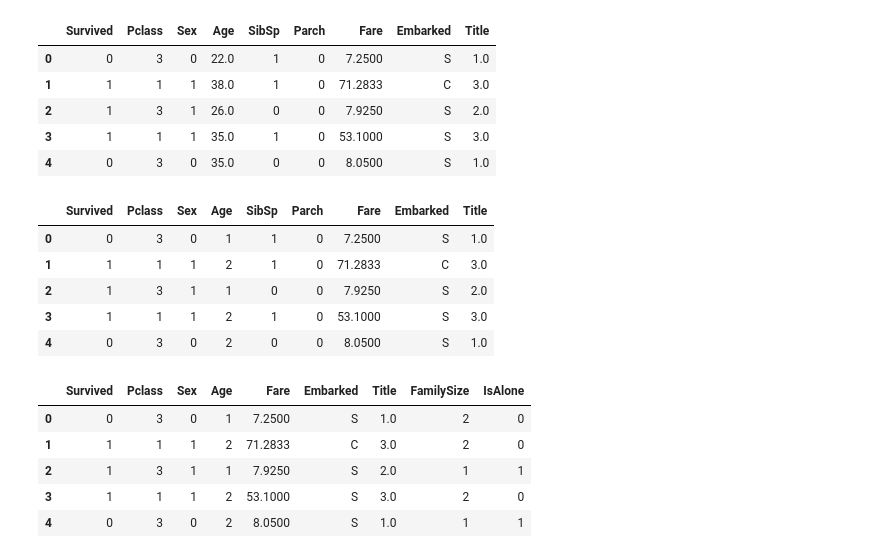
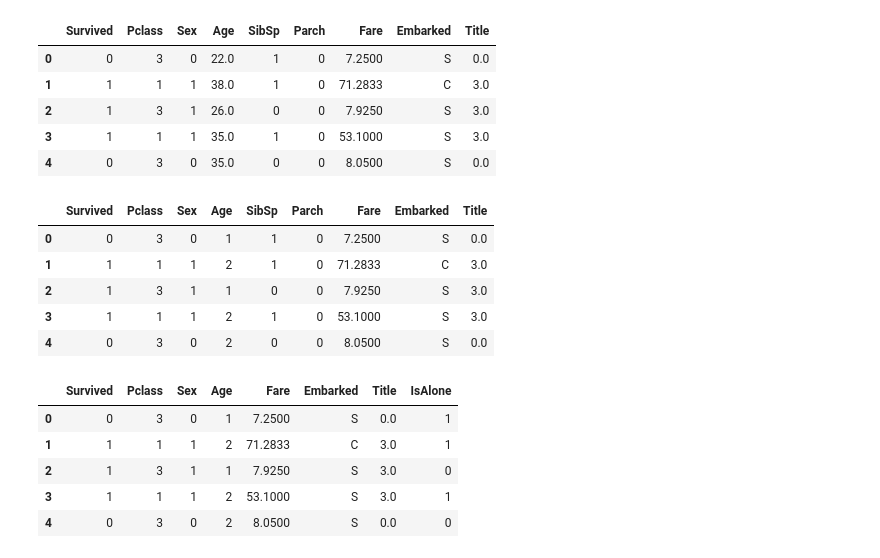
Before and after one commit to taotaodai/MachineLearning, a Jupyter notebook: KaggleTest/Titanic/Titanic.ipynb, the cells around one changed output. Cells and saved outputs as stored; diff of their text form; code cells hidden in the pictures.

```diff
--- a/KaggleTest/Titanic/Titanic.ipynb
+++ b/KaggleTest/Titanic/Titanic.ipynb
@@ -107,7 +121,7 @@ for dataset in combine:
 # 每个称谓的分布情况
 pd.crosstab(train_df['Title'], train_df['Sex'])
 
-# 把称谓进行分类。根据称谓的社会地位，把稀有的称谓，且无法区分性别的再分成两种Upper（上流人士）Other（其他人士）
+# 把称谓进行分类。根据称谓的社会地位，把稀有的称谓，且无法区分性别的再分成两种Upper（上流人士）
 for dataset in combine:
 # 1.Don 基督教男子教名。1名->Mr；
 # 2.Dona 女士。->Miss
@@ -123,28 +137,31 @@ for dataset in combine:
 #     dataset['Title'] = dataset['Title'].replace(['Lady', 'Countess','Capt', 'Col',\
 #  	'Don', 'Dr', 'Major', 'Rev', 'Sir', 'Jonkheer', 'Dona'], 'Rare')
 
-    dataset['Title'] = dataset['Title'].replace('Don','Miss')
+    dataset['Title'] = dataset['Title'].replace('Don','Mr')
+
     dataset['Title'] = dataset['Title'].replace('Mlle', 'Miss')
     dataset['Title'] = dataset['Title'].replace('Ms', 'Miss')
     dataset['Title'] = dataset['Title'].replace('Dona','Miss')
     dataset['Title'] = dataset['Title'].replace('Mme', 'Mrs')
+
+    dataset['Title'] = dataset['Title'].replace('Dr','Master')
+    dataset['Title'] = dataset['Title'].replace('Rev','Master')
+    dataset['Title'] = dataset['Title'].replace('Jonkheer','Master')
+
     dataset['Title'] = dataset['Title'].replace('Lady','Upper')
     dataset['Title'] = dataset['Title'].replace('Sir','Upper')
     dataset['Title'] = dataset['Title'].replace('Countess','Upper')
     dataset['Title'] = dataset['Title'].replace('Capt','Upper')
     dataset['Title'] = dataset['Title'].replace('Col','Upper')
-    dataset['Title'] = dataset['Title'].replace('Dr','Other')
-    dataset['Title'] = dataset['Title'].replace('Rev','Other')
-    dataset['Title'] = dataset['Title'].replace('Jonkheer','Other')
 
 
 train_df[['Title', 'Survived']].groupby(['Title'], as_index=False).mean()
 
 # 根据Name 把 Title分成5类
-title_mapping = {"Mr": 1, "Miss": 2, "Mrs": 3, "Master": 4, "Upper": 5,"Other":6}
+title_mapping = {"Mr": 0,"Master": 1, "Upper": 2, "Miss": 3, "Mrs": 3,"Lady":3}
 for dataset in combine:
     dataset['Title'] = dataset['Title'].map(title_mapping)
-    dataset['Title'] = dataset['Title'].fillna(0)
+    dataset['Title'] = dataset['Title'].fillna(1)
 
 train_df.head()
 
@@ -152,4 +169,3 @@ train_df.head()
 train_df = train_df.drop(['Name', 'PassengerId'], axis=1)
 test_df = test_df.drop('Name', axis=1)
 combine = [train_df, test_df]
-train_df.shape, test_df.shape
@@ -158,21 +181,21 @@ train_df.shape, test_df.shape
 # %%
 # ②处理Sex。把性别转为 1和0
 for dataset in combine:
-    dataset['Sex'] = dataset['Sex'].map( {'female': 1, 'male': 0} ).astype(int)
+    dataset['Sex'] = dataset['Sex'].map( {'male': 0,'female': 1} ).astype(int)
 
 train_df.head()
 # %% [output]
 |  | Survived | Pclass | Sex | Age | SibSp | Parch | Fare | Embarked | Title |
-| 0 | 0 | 3 | 0 | 22.0 | 1 | 0 | 7.2500 | S | 1.0 |
+| 0 | 0 | 3 | 0 | 22.0 | 1 | 0 | 7.2500 | S | 0.0 |
 | 1 | 1 | 1 | 1 | 38.0 | 1 | 0 | 71.2833 | C | 3.0 |
-| 2 | 1 | 3 | 1 | 26.0 | 0 | 0 | 7.9250 | S | 2.0 |
+| 2 | 1 | 3 | 1 | 26.0 | 0 | 0 | 7.9250 | S | 3.0 |
 | 3 | 1 | 1 | 1 | 35.0 | 1 | 0 | 53.1000 | S | 3.0 |
-| 4 | 0 | 3 | 0 | 35.0 | 0 | 0 | 8.0500 | S | 1.0 |
+| 4 | 0 | 3 | 0 | 35.0 | 0 | 0 | 8.0500 | S | 0.0 |
 # %%
 # ③处理Age。
 # 对年龄为空的样本，设置年龄（这里用中位数的方法）
 guess_ages = np.zeros((2,3))
-guess_ages
+# guess_ages
 
 for dataset in combine:
     for i in range(0, 2):
@@ -188,7 +211,7 @@ for dataset in combine:
             age_guess = guess_df.median()
 
             # Convert random age float to nearest .5 age
-            guess_ages[i,j] = int( age_guess/0.5 + 0.5 ) * 0.5
+            guess_ages[i,j] = int(age_guess/0.5 + 0.5 ) * 0.5
 
     for i in range(0, 2):
         for j in range(0, 3):
@@ -197,7 +220,7 @@ for dataset in combine:
 
     dataset['Age'] = dataset['Age'].astype(int)
 
-train_df.head()
+# train_df.head()
 
 # 新增feture AgeBand，把年龄从低到高分为5个区间
 train_df['AgeBand'] = pd.cut(train_df['Age'], 5)
@@ -205,12 +228,12 @@ train_df[['AgeBand', 'Survived']].groupby(['AgeBand'], as_index=False).mean().so
 
 # 根据5个年龄段，把各个年龄替换为0~4
 for dataset in combine:
-    dataset.loc[ dataset['Age'] <= 16, 'Age'] = 0
+    dataset.loc[ dataset['Age'] <= 16, 'Age'] = 3
     dataset.loc[(dataset['Age'] > 16) & (dataset['Age'] <= 32), 'Age'] = 1
     dataset.loc[(dataset['Age'] > 32) & (dataset['Age'] <= 48), 'Age'] = 2
-    dataset.loc[(dataset['Age'] > 48) & (dataset['Age'] <= 64), 'Age'] = 3
-    dataset.loc[ dataset['Age'] > 64, 'Age'] = 4
-train_df.head()
+    dataset.loc[(dataset['Age'] > 48) & (dataset['Age'] <= 64), 'Age'] = 2
+    dataset.loc[ dataset['Age'] > 64, 'Age'] = 0
+# train_df.head()
 
 # 删除AgeBand属性
 train_df = train_df.drop(['AgeBand'], axis=1)
@@ -218,40 +241,40 @@ combine = [train_df, test_df]
 train_df.head()
 # %% [output]
 |  | Survived | Pclass | Sex | Age | SibSp | Parch | Fare | Embarked | Title |
-| 0 | 0 | 3 | 0 | 1 | 1 | 0 | 7.2500 | S | 1.0 |
+| 0 | 0 | 3 | 0 | 1 | 1 | 0 | 7.2500 | S | 0.0 |
 | 1 | 1 | 1 | 1 | 2 | 1 | 0 | 71.2833 | C | 3.0 |
-| 2 | 1 | 3 | 1 | 1 | 0 | 0 | 7.9250 | S | 2.0 |
+| 2 | 1 | 3 | 1 | 1 | 0 | 0 | 7.9250 | S | 3.0 |
 | 3 | 1 | 1 | 1 | 2 | 1 | 0 | 53.1000 | S | 3.0 |
-| 4 | 0 | 3 | 0 | 2 | 0 | 0 | 8.0500 | S | 1.0 |
+| 4 | 0 | 3 | 0 | 2 | 0 | 0 | 8.0500 | S | 0.0 |
 # %%
 # ④处理SibSp和Parch。
 # 新增feture FamilySize，家庭成员数量与存活率的关系
-# for dataset in combine:
-#     dataset['FamilySize'] = dataset['SibSp'] + dataset['Parch'] + 1
+for dataset in combine:
+    dataset['FamilySize'] = dataset['SibSp'] + dataset['Parch'] + 1
 
-# train_df[['FamilySize', 'Survived']].groupby(['FamilySize'], as_index=False).mean().sort_values(by='Survived', ascending=False)
+train_df[['FamilySize', 'Survived']].groupby(['FamilySize'], as_index=False).mean().sort_values(by='Survived', ascending=False)
 
 
 # 新增feture IsAlone，是否独自和存活率的关系
 for dataset in combine:
-    dataset['IsAlone'] = 0
-    dataset.loc[dataset['FamilySize'] == 1, 'IsAlone'] = 1
+    dataset['IsAlone'] = 1
+    dataset.loc[dataset['FamilySize'] == 1, 'IsAlone'] = 0
 
 train_df[['IsAlone', 'Survived']].groupby(['IsAlone'], as_index=False).mean()
 
 # 这里删除家庭成员相关属性
 train_df = train_df.drop(['Parch', 'SibSp','FamilySize' ], axis=1)
 test_df = test_df.drop(['Parch', 'SibSp','FamilySize'], axis=1)
 combine = [train_df, test_df]
 
 train_df.head()
 # %% [output]
-|  | Survived | Pclass | Sex | Age | Fare | Embarked | Title | FamilySize | IsAlone |
-| 0 | 0 | 3 | 0 | 1 | 7.2500 | S | 1.0 | 2 | 0 |
-| 1 | 1 | 1 | 1 | 2 | 71.2833 | C | 3.0 | 2 | 0 |
-| 2 | 1 | 3 | 1 | 1 | 7.9250 | S | 2.0 | 1 | 1 |
-| 3 | 1 | 1 | 1 | 2 | 53.1000 | S | 3.0 | 2 | 0 |
-| 4 | 0 | 3 | 0 | 2 | 8.0500 | S | 1.0 | 1 | 1 |
+|  | Survived | Pclass | Sex | Age | Fare | Embarked | Title | IsAlone |
+| 0 | 0 | 3 | 0 | 1 | 7.2500 | S | 0.0 | 1 |
+| 1 | 1 | 1 | 1 | 2 | 71.2833 | C | 3.0 | 1 |
+| 2 | 1 | 3 | 1 | 1 | 7.9250 | S | 3.0 | 0 |
+| 3 | 1 | 1 | 1 | 2 | 53.1000 | S | 3.0 | 1 |
+| 4 | 0 | 3 | 0 | 2 | 8.0500 | S | 0.0 | 0 |
 # %%
 # # 年龄和船舱的乘积作为新feture，好像没看出有什么用
 # for dataset in combine:
```
Also changed, not shown: parts of 13 cells of this notebook, 1 other file.
